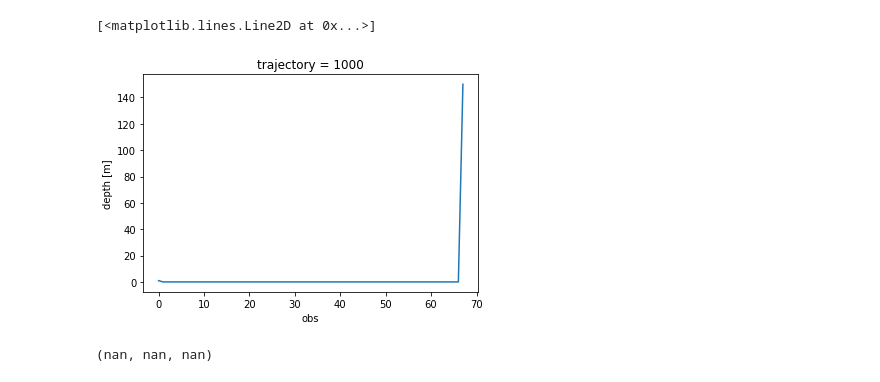
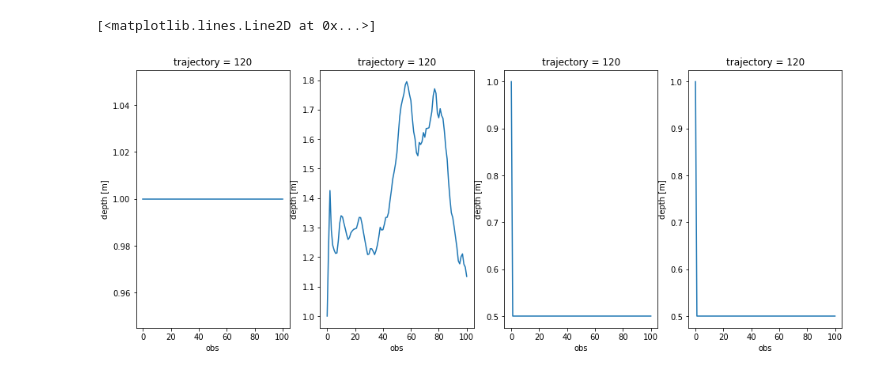
Before and after one commit to OceanParcels/atlanteco_plankton_plastic_nutrients_dispersion, a Jupyter notebook: src/analysis/Luderitz_release_analysis.ipynb, the cells around one changed output. Cells and saved outputs as stored; diff of their text form; code cells hidden in the pictures.

```diff
--- a/src/analysis/Luderitz_release_analysis.ipynb
+++ b/src/analysis/Luderitz_release_analysis.ipynb
@@ -76,9 +114,12 @@ dsdvm.z.plot(ax=ax[2])
-# %%
-dsdvm.z[1000,:].plot()
-# %% [output]
-[<matplotlib.lines.Line2D at 0x...>]
-[figure, removed]
-# %%
-np.max(ds3D.z.values),np.min(ds2D.z.values),np.max(ds2D.z.values)
-# %% [output]
-(nan, nan, nan)
+# %%
+id = 120
+
+fig, ax= plt.subplots(ncols=4,nrows=1, figsize=(16,6))
+
+ds2D.z[id,:].plot(ax=ax[0])
+ds3D.z[id,:].plot(ax=ax[1])
+dsdvm.z[id,:].plot(ax=ax[2])
+dsbp.z[id,:].plot(ax=ax[3])
+# %% [output]
+[<matplotlib.lines.Line2D at 0x...>]
+[figure, added]
```
Also changed, not shown: parts of 6 cells of this notebook, 5 other files.
